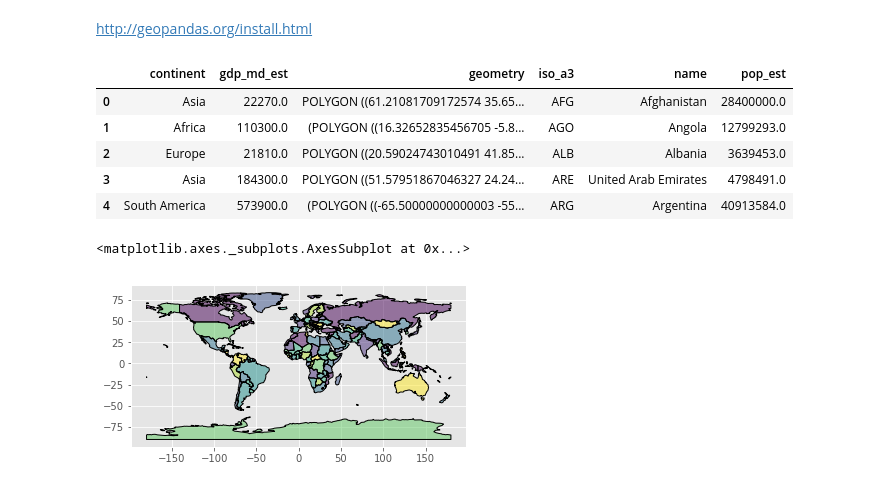
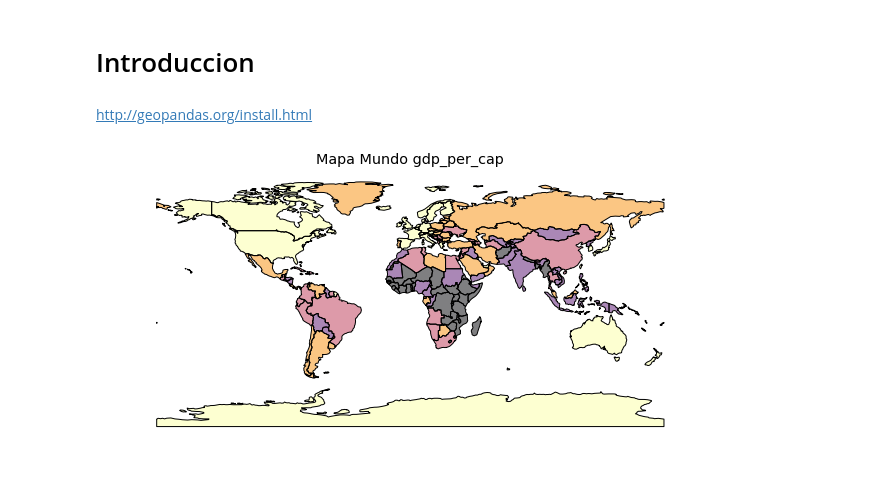
Before and after one commit to andrespdlr/data_science, a Jupyter notebook: Seminario_C230_3.ipynb, the cells around one changed output. Drawn from its saved outputs; the diff is of its cells as text; code cells hidden in the pictures.

```diff
--- a/Seminario_C230_3.ipynb
+++ b/Seminario_C230_3.ipynb
@@ -3,3 +1,5 @@ import geopandas as gpd
+# %% [markdown]
+# Introduccion
 # %% [markdown]
 http://geopandas.org/install.html
 # %%
@@ -10,17 +11,18 @@ import matplotlib.pyplot as plt
 plt.style.use('ggplot')
+# %%
+def hacer_mapa(geo_DF, region, variable):
+    '''
+    Esta función crea un mapa para un geo_DF determinado
+    '''
+    fig, ax = plt.subplots(figsize=(10, 10))
+    ax.axis('off')
+    ax.set_aspect('equal')
+    geo_DF.plot(ax=ax, column=variable, cmap='inferno', scheme='quantiles')
+    plt.title('Mapa {} {}'.format(region, variable))
+    plt.savefig('Mapa_{}_{}.png'.format(region, variable), dpi = 100, bbox_inches="tight")
+# %%
+hacer_mapa(world, 'Mundo', 'gdp_per_cap')
+# %% [output]
+[figure, added]
 # %%
 world = gpd.read_file(gpd.datasets.get_path('naturalearth_lowres'))
-# %%
-world.head()
-# %% [output]
-|  | continent | gdp_md_est | geometry | iso_a3 | name | pop_est |
-| 0 | Asia | 22270.0 | POLYGON ((61.21081709172574 35.65... | AFG | Afghanistan | 28400000.0 |
-| 1 | Africa | 110300.0 | (POLYGON ((16.32652835456705 -5.8... | AGO | Angola | 12799293.0 |
-| 2 | Europe | 21810.0 | POLYGON ((20.59024743010491 41.85... | ALB | Albania | 3639453.0 |
-| 3 | Asia | 184300.0 | POLYGON ((51.57951867046327 24.24... | ARE | United Arab Emirates | 4798491.0 |
-| 4 | South America | 573900.0 | (POLYGON ((-65.50000000000003 -55... | ARG | Argentina | 40913584.0 |
-# %%
-world.plot()
-# %% [output]
-<matplotlib.axes._subplots.AxesSubplot at 0x...>
-[figure, removed]
```
Also changed, not shown: parts of 53 cells of this notebook.
